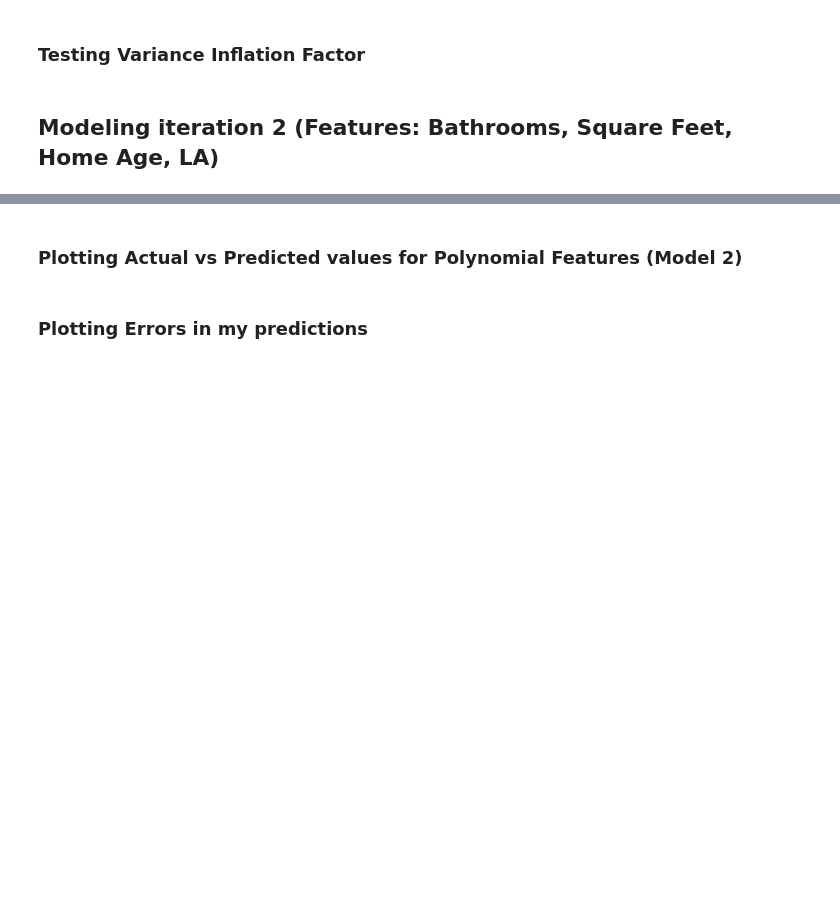
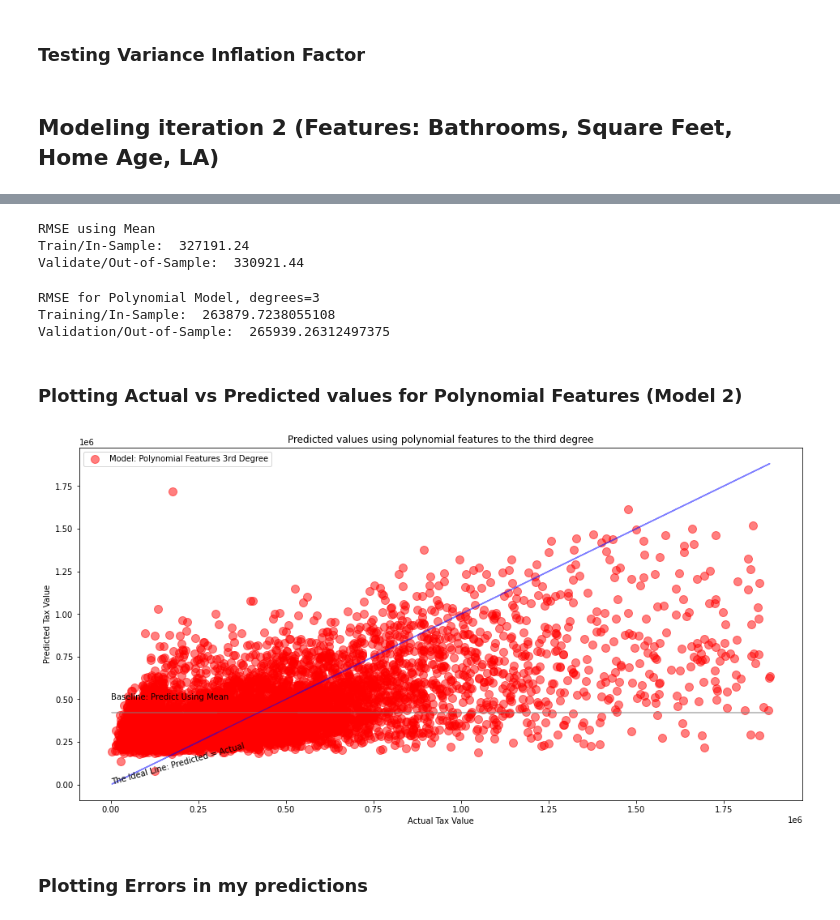
Before and after one commit to cristinalucin/regression-project, a Jupyter notebook: project_workbook.ipynb, the cells around one changed output, grey strips where cells are left out. Saved outputs shown, nothing was run; the diff lists cells and outputs as text; code cells hidden in the pictures; blank space fills up the shorter version.

Commit message:
updated project notebook and model file, inserted functions to streamline modeling

```diff
--- a/project_workbook.ipynb
+++ b/project_workbook.ipynb
@@ -663,0 +569,2 @@ vif_data
+# %%
+train, validate, test = m.get_clean_data()
@@ -709,16 +646,20 @@ y_validate = pd.DataFrame(y_validate)
 
 # 1. compute tax_value_pred_mean
 
-tax_value_pred_median = y_train['tax_value'].median()
-y_train['tax_value_pred_median'] = tax_value_pred_median
-y_validate['tax_value_pred_median'] = tax_value_pred_median
+tax_value_pred_mean = y_train['tax_value'].mean()
+y_train['tax_value_pred_mean'] = tax_value_pred_mean
+y_validate['tax_value_pred_mean'] = tax_value_pred_mean
 
 # 4. RMSE of tax_value_pred_median
-rmse_train = mean_squared_error(y_train.tax_value, y_train.tax_value_pred_median)**(1/2)
-rmse_validate = mean_squared_error(y_validate.tax_value, y_validate.tax_value_pred_median)**(1/2)
+rmse_train = mean_squared_error(y_train.tax_value, y_train.tax_value_pred_mean)**(1/2)
+rmse_validate = mean_squared_error(y_validate.tax_value, y_validate.tax_value_pred_mean)**(1/2)
 
-print("RMSE using Median\nTrain/In-Sample: ", round(rmse_train, 2),
+print("RMSE using Mean\nTrain/In-Sample: ", round(rmse_train, 2),
       "\nValidate/Out-of-Sample: ", round(rmse_validate, 2))
+# %% [output]
+RMSE using Mean
+Train/In-Sample:  327191.24
+Validate/Out-of-Sample:  330921.44
 # %%
 #Need to re-run this without scaled data
 # plot to visualize actual vs predicted.
@@ -760,25 +701,31 @@ rmse_validate = mean_squared_error(y_validate.tax_value, y_validate.tax_value_pr
 
 print("RMSE for Polynomial Model, degrees=3\nTraining/In-Sample: ", rmse_train,
       "\nValidation/Out-of-Sample: ", rmse_validate)
+# %% [output]
+RMSE for Polynomial Model, degrees=3
+Training/In-Sample:  263879.7238055108
+Validation/Out-of-Sample:  265939.26312497375
 # %% [markdown]
 ### Plotting Actual vs Predicted values for Polynomial Features (Model 2)
 # %%
 # y_validate.head()
 plt.figure(figsize=(16,8))
-plt.plot(y_validate.tax_value, y_validate.tax_value_pred_median, alpha=.5, color="gray", label='_nolegend_')
-plt.annotate("Baseline: Predict Using Median", (16, 9.5))
+plt.plot(y_validate.tax_value, y_validate.tax_value_pred_mean, alpha=.5, color="gray", label='_nolegend_')
+plt.annotate("Baseline: Predict Using Mean", (0, 500000))
 plt.plot(y_validate.tax_value, y_validate.tax_value, alpha=.5, color="blue", label='_nolegend_')
 plt.annotate("The Ideal Line: Predicted = Actual", (.5, 3.5), rotation=15.5)
 
 plt.scatter(y_validate.tax_value, y_validate.tax_value_pred_pf3,
             alpha=.5, color="red", s=100, label="Model: Polynomial Features 3rd Degree")
 plt.legend()
 plt.xlabel("Actual Tax Value")
 plt.ylabel("Predicted Tax Value")
 plt.title("Predicted values using polynomial features to the third degree")
 # plt.annotate("The polynomial model appears to overreact to noise", (2.0, -10))
 # plt.annotate("The OLS model (LinearRegression)\n appears to be most consistent", (15.5, 3))
 plt.show()
+# %% [output]
+[figure, added]
 # %% [markdown]
 ### Plotting Errors in my predictions
 # %%
```
Also changed, not shown: parts of 52 cells of this notebook, 1 other file.
